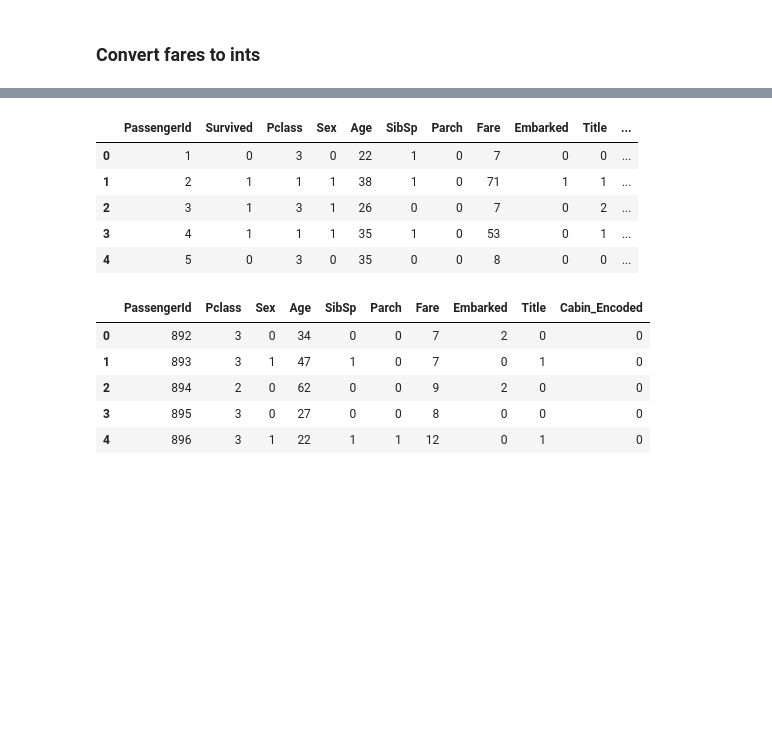
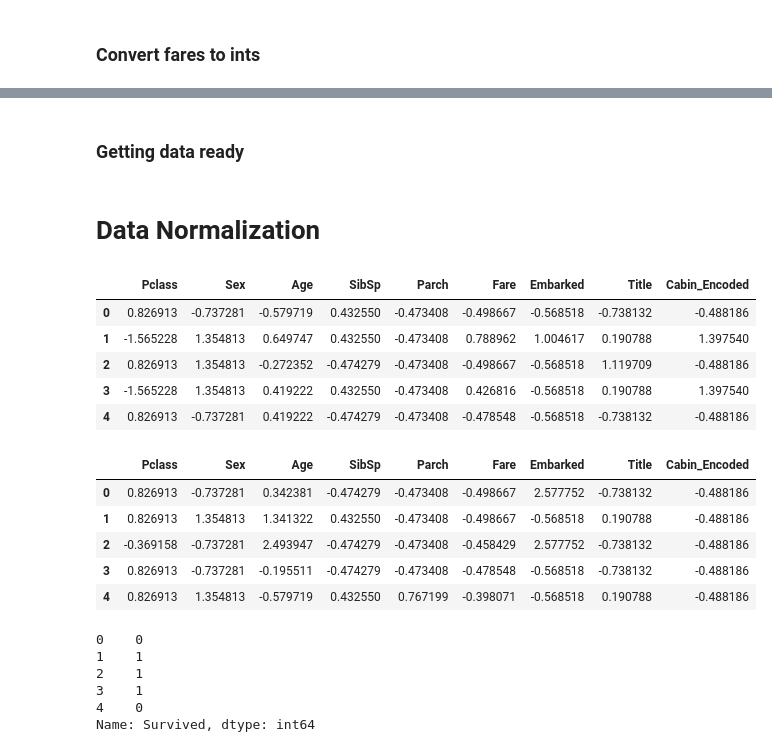
Before and after one commit to AlirezaSaei1/Titanic-Survival-Prediction, a Jupyter notebook: TitanicSurvivalPredictor.ipynb, the cells around one changed output, grey strips where cells are left out. Saved outputs shown, nothing was run; the diff lists cells and outputs as text; code cells hidden in the pictures; blank space fills up the shorter version.

Commit message:
Kaggle Notebook | TitanicSurvivalPredictor | Version 10: Column split and normalizing data

```diff
--- a/TitanicSurvivalPredictor.ipynb
+++ b/TitanicSurvivalPredictor.ipynb
@@ -155,18 +158,47 @@ test_data['Fare'] = test_data['Fare'].astype(int)
+# %%
+train_data = train_data.drop(['PassengerId'], axis=1)
+# %% [markdown]
+### Getting data ready
+# %%
+X_train = train_data.drop("Survived", axis=1)
+Y_train = train_data["Survived"]
+X_test  = test_data.drop("PassengerId", axis=1).copy()
+# %% [markdown]
+# Data Normalization
+# %%
+for col in X_train.columns:
+    train_column = X_train[col]
+    test_column = X_test[col]
+
+    mean_val = train_column.mean()
+    std_val = train_column.std()
+
+    X_train[col] = (train_column - mean_val) / std_val
+    X_test[col] = (test_column - mean_val) / std_val
 # %%
-train_data.head()
+X_train.head()
 # %% [output]
-|  | PassengerId | Survived | Pclass | Sex | Age | SibSp | Parch | Fare | Embarked | Title | ... |
-| 0 | 1 | 0 | 3 | 0 | 22 | 1 | 0 | 7 | 0 | 0 | ... |
-| 1 | 2 | 1 | 1 | 1 | 38 | 1 | 0 | 71 | 1 | 1 | ... |
-| 2 | 3 | 1 | 3 | 1 | 26 | 0 | 0 | 7 | 0 | 2 | ... |
-| 3 | 4 | 1 | 1 | 1 | 35 | 1 | 0 | 53 | 0 | 1 | ... |
-| 4 | 5 | 0 | 3 | 0 | 35 | 0 | 0 | 8 | 0 | 0 | ... |
+|  | Pclass | Sex | Age | SibSp | Parch | Fare | Embarked | Title | Cabin_Encoded |
+| 0 | 0.826913 | -0.737281 | -0.579719 | 0.432550 | -0.473408 | -0.498667 | -0.568518 | -0.738132 | -0.488186 |
+| 1 | -1.565228 | 1.354813 | 0.649747 | 0.432550 | -0.473408 | 0.788962 | 1.004617 | 0.190788 | 1.397540 |
+| 2 | 0.826913 | 1.354813 | -0.272352 | -0.474279 | -0.473408 | -0.498667 | -0.568518 | 1.119709 | -0.488186 |
+| 3 | -1.565228 | 1.354813 | 0.419222 | 0.432550 | -0.473408 | 0.426816 | -0.568518 | 0.190788 | 1.397540 |
+| 4 | 0.826913 | -0.737281 | 0.419222 | -0.474279 | -0.473408 | -0.478548 | -0.568518 | -0.738132 | -0.488186 |
 # %%
-test_data.head()
+X_test.head()
 # %% [output]
-|  | PassengerId | Pclass | Sex | Age | SibSp | Parch | Fare | Embarked | Title | Cabin_Encoded |
-| 0 | 892 | 3 | 0 | 34 | 0 | 0 | 7 | 2 | 0 | 0 |
-| 1 | 893 | 3 | 1 | 47 | 1 | 0 | 7 | 0 | 1 | 0 |
-| 2 | 894 | 2 | 0 | 62 | 0 | 0 | 9 | 2 | 0 | 0 |
-| 3 | 895 | 3 | 0 | 27 | 0 | 0 | 8 | 0 | 0 | 0 |
-| 4 | 896 | 3 | 1 | 22 | 1 | 1 | 12 | 0 | 1 | 0 |
+|  | Pclass | Sex | Age | SibSp | Parch | Fare | Embarked | Title | Cabin_Encoded |
+| 0 | 0.826913 | -0.737281 | 0.342381 | -0.474279 | -0.473408 | -0.498667 | 2.577752 | -0.738132 | -0.488186 |
+| 1 | 0.826913 | 1.354813 | 1.341322 | 0.432550 | -0.473408 | -0.498667 | -0.568518 | 0.190788 | -0.488186 |
+| 2 | -0.369158 | -0.737281 | 2.493947 | -0.474279 | -0.473408 | -0.458429 | 2.577752 | -0.738132 | -0.488186 |
+| 3 | 0.826913 | -0.737281 | -0.195511 | -0.474279 | -0.473408 | -0.478548 | -0.568518 | -0.738132 | -0.488186 |
+| 4 | 0.826913 | 1.354813 | -0.579719 | 0.432550 | 0.767199 | -0.398071 | -0.568518 | 0.190788 | -0.488186 |
+# %%
+Y_train.head()
+# %% [output]
+0    0
+1    1
+2    1
+3    1
+4    0
+Name: Survived, dtype: int64
```
Also changed, not shown: parts of 1 cell of this notebook.
